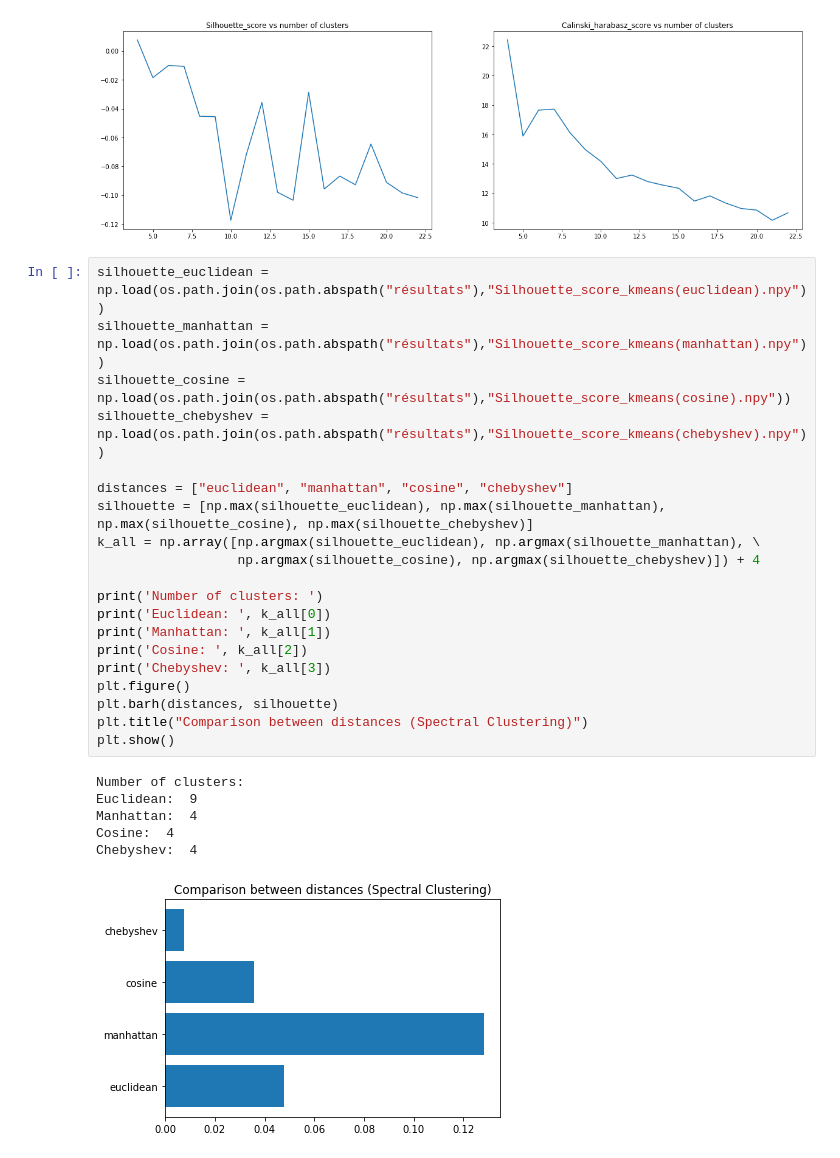
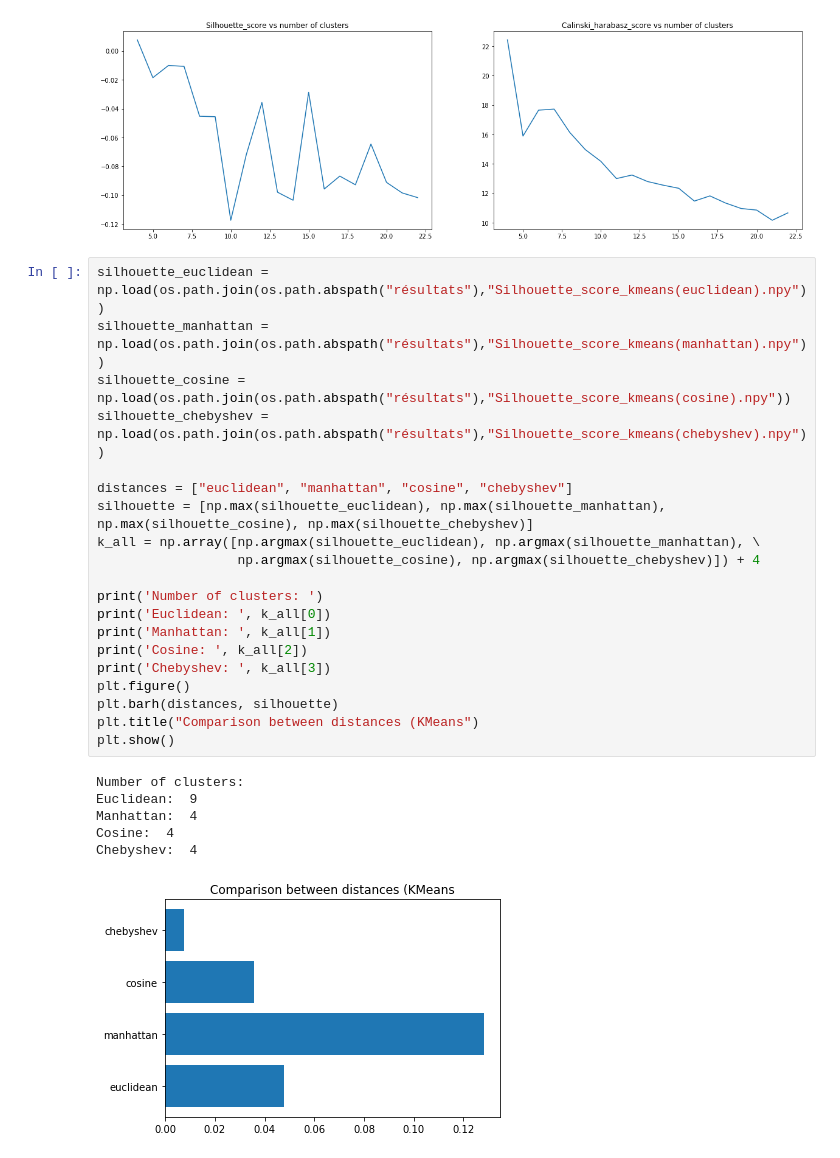
Before and after one commit to FirasAzzouz/Projet-S8, a Jupyter notebook: Clustering Kmeans (1ère base).ipynb, the cells around one changed output. Saved outputs shown, nothing was run; the diff lists cells and outputs as text.

```diff
--- a/Clustering Kmeans (1ère base).ipynb
+++ b/Clustering Kmeans (1ère base).ipynb
@@ -186,27 +186,27 @@ plt.show()
 # %%
 silhouette_euclidean = np.load(os.path.join(os.path.abspath("résultats"),"Silhouette_score_kmeans(euclidean).npy"))
 silhouette_manhattan = np.load(os.path.join(os.path.abspath("résultats"),"Silhouette_score_kmeans(manhattan).npy"))
 silhouette_cosine = np.load(os.path.join(os.path.abspath("résultats"),"Silhouette_score_kmeans(cosine).npy"))
 silhouette_chebyshev = np.load(os.path.join(os.path.abspath("résultats"),"Silhouette_score_kmeans(chebyshev).npy"))
 
 distances = ["euclidean", "manhattan", "cosine", "chebyshev"]
 silhouette = [np.max(silhouette_euclidean), np.max(silhouette_manhattan), np.max(silhouette_cosine), np.max(silhouette_chebyshev)]
 k_all = np.array([np.argmax(silhouette_euclidean), np.argmax(silhouette_manhattan), \
                   np.argmax(silhouette_cosine), np.argmax(silhouette_chebyshev)]) + 4
 
 print('Number of clusters: ')
 print('Euclidean: ', k_all[0])
 print('Manhattan: ', k_all[1])
 print('Cosine: ', k_all[2])
 print('Chebyshev: ', k_all[3])
 plt.figure()
 plt.barh(distances, silhouette)
-plt.title("Comparison between distances (Spectral Clustering)")
+plt.title("Comparison between distances (KMeans")
 plt.show()
 # %% [output]
 Number of clusters:
 Euclidean:  9
 Manhattan:  4
 Cosine:  4
 Chebyshev:  4
-[figure, old version]
+[figure, new version]
```
